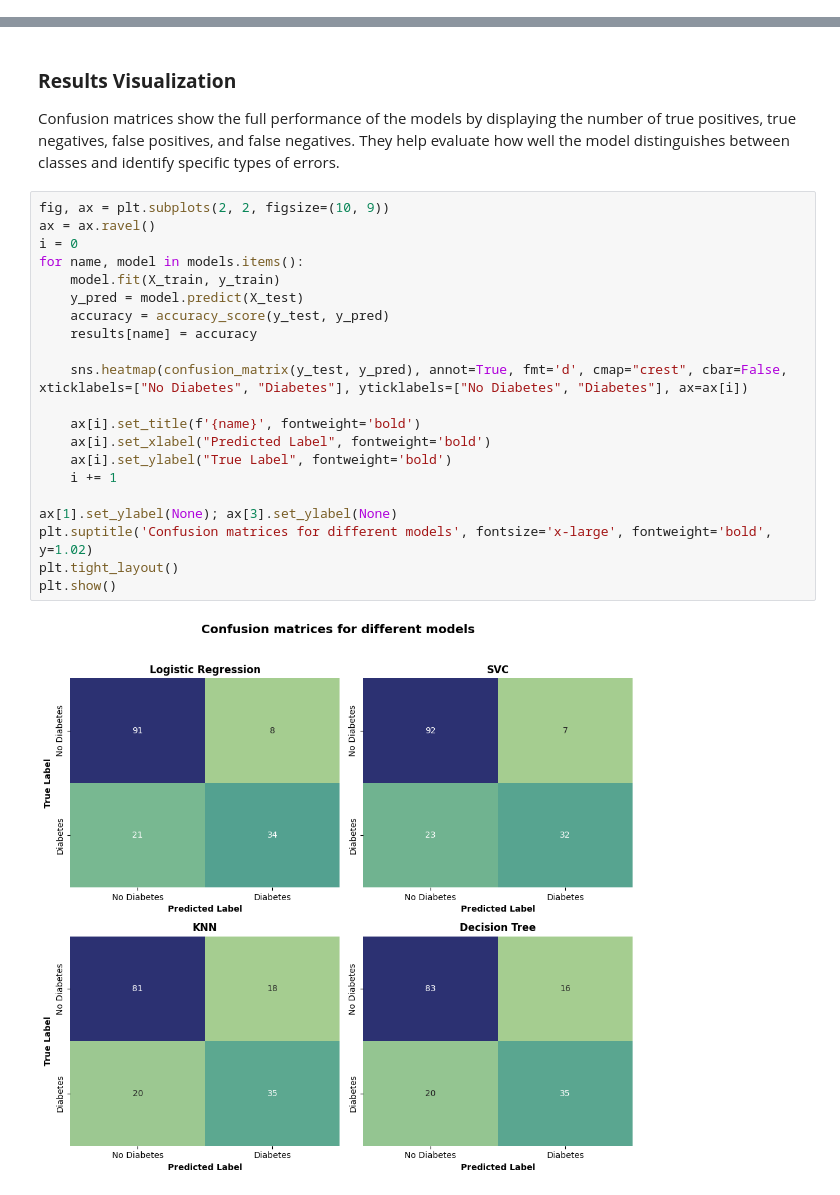
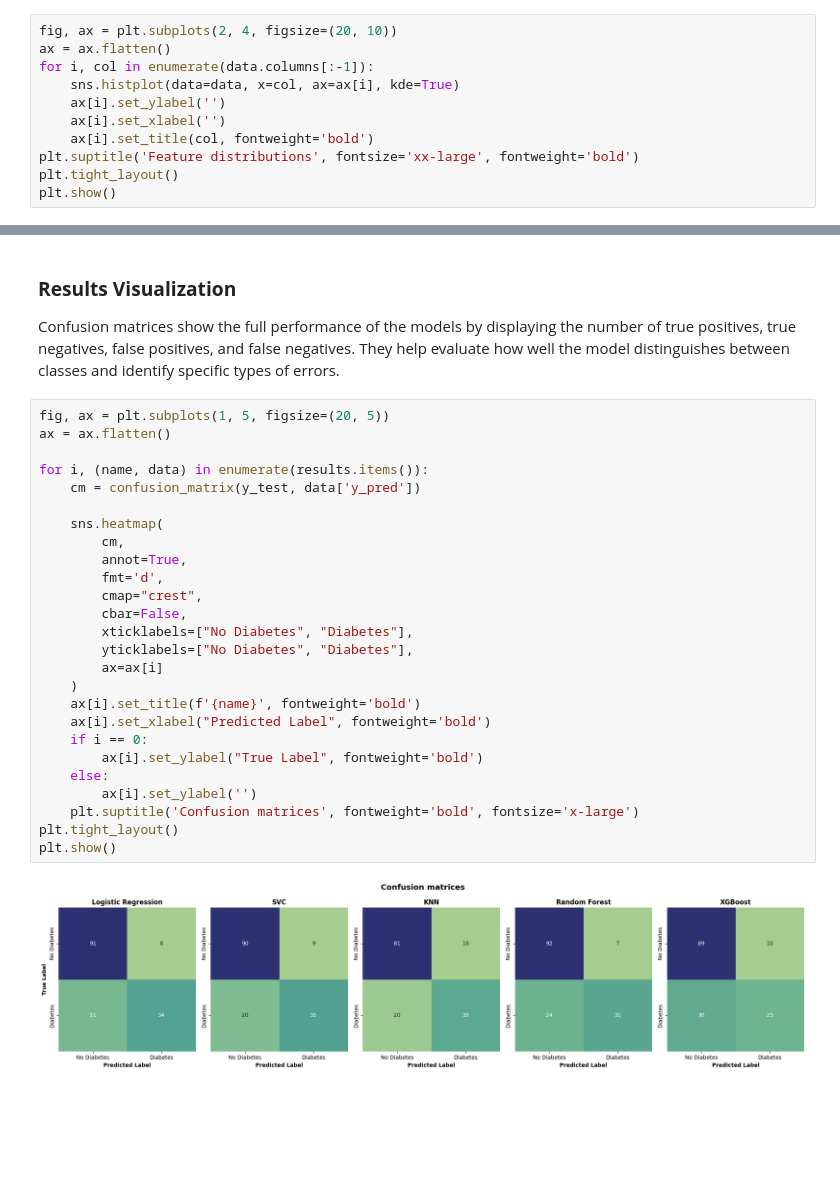
Before and after one commit to MaurycyEbertowski/Binary-Classification-Models, a Jupyter notebook: Diabetes.ipynb, the cells around one changed output, grey strips where cells are left out. Cells and saved outputs as stored; diff of their text form; blank space fills up the shorter version.

```diff
--- a/Diabetes.ipynb
+++ b/Diabetes.ipynb
@@ -100,0 +93,11 @@ plt.show()
+# %%
+fig, ax = plt.subplots(2, 4, figsize=(20, 10))
+ax = ax.flatten()
+for i, col in enumerate(data.columns[:-1]):
+    sns.histplot(data=data, x=col, ax=ax[i], kde=True)
+    ax[i].set_ylabel('')
+    ax[i].set_xlabel('')
+    ax[i].set_title(col, fontweight='bold')
+plt.suptitle('Feature distributions', fontsize='xx-large', fontweight='bold')
+plt.tight_layout()
+plt.show()
@@ -166,25 +272,30 @@ Accuracy: 0.76, Recall: 0.65
 ### **Results Visualization**
 Confusion matrices show the full performance of the models by displaying the number of true positives, true negatives, false positives, and false negatives. They help evaluate how well the model distinguishes between classes and identify specific types of errors.
 # %%
-fig, ax = plt.subplots(2, 2, figsize=(10, 9))
-ax = ax.ravel()
-i = 0
-for name, model in models.items():
-    model.fit(X_train, y_train)
-    y_pred = model.predict(X_test)
-    accuracy = accuracy_score(y_test, y_pred)
-    results[name] = accuracy
+fig, ax = plt.subplots(1, 5, figsize=(20, 5))
+ax = ax.flatten()
 
-    sns.heatmap(confusion_matrix(y_test, y_pred), annot=True, fmt='d', cmap="crest", cbar=False, xticklabels=["No Diabetes", "Diabetes"], yticklabels=["No Diabetes", "Diabetes"], ax=ax[i])
+for i, (name, data) in enumerate(results.items()):
+    cm = confusion_matrix(y_test, data['y_pred'])
 
+    sns.heatmap(
+        cm,
+        annot=True,
+        fmt='d',
+        cmap="crest",
+        cbar=False,
+        xticklabels=["No Diabetes", "Diabetes"],
+        yticklabels=["No Diabetes", "Diabetes"],
+        ax=ax[i]
+    )
     ax[i].set_title(f'{name}', fontweight='bold')
     ax[i].set_xlabel("Predicted Label", fontweight='bold')
-    ax[i].set_ylabel("True Label", fontweight='bold')
-    i += 1
-
-ax[1].set_ylabel(None); ax[3].set_ylabel(None)
-plt.suptitle('Confusion matrices for different models', fontsize='x-large', fontweight='bold', y=1.02)
+    if i == 0:
+        ax[i].set_ylabel("True Label", fontweight='bold')
+    else:
+        ax[i].set_ylabel('')
+    plt.suptitle('Confusion matrices', fontweight='bold', fontsize='x-large')
 plt.tight_layout()
 plt.show()
 # %% [output]
-[figure, old version]
+[figure, new version]
```
Also changed, not shown: parts of 15 cells of this notebook.
